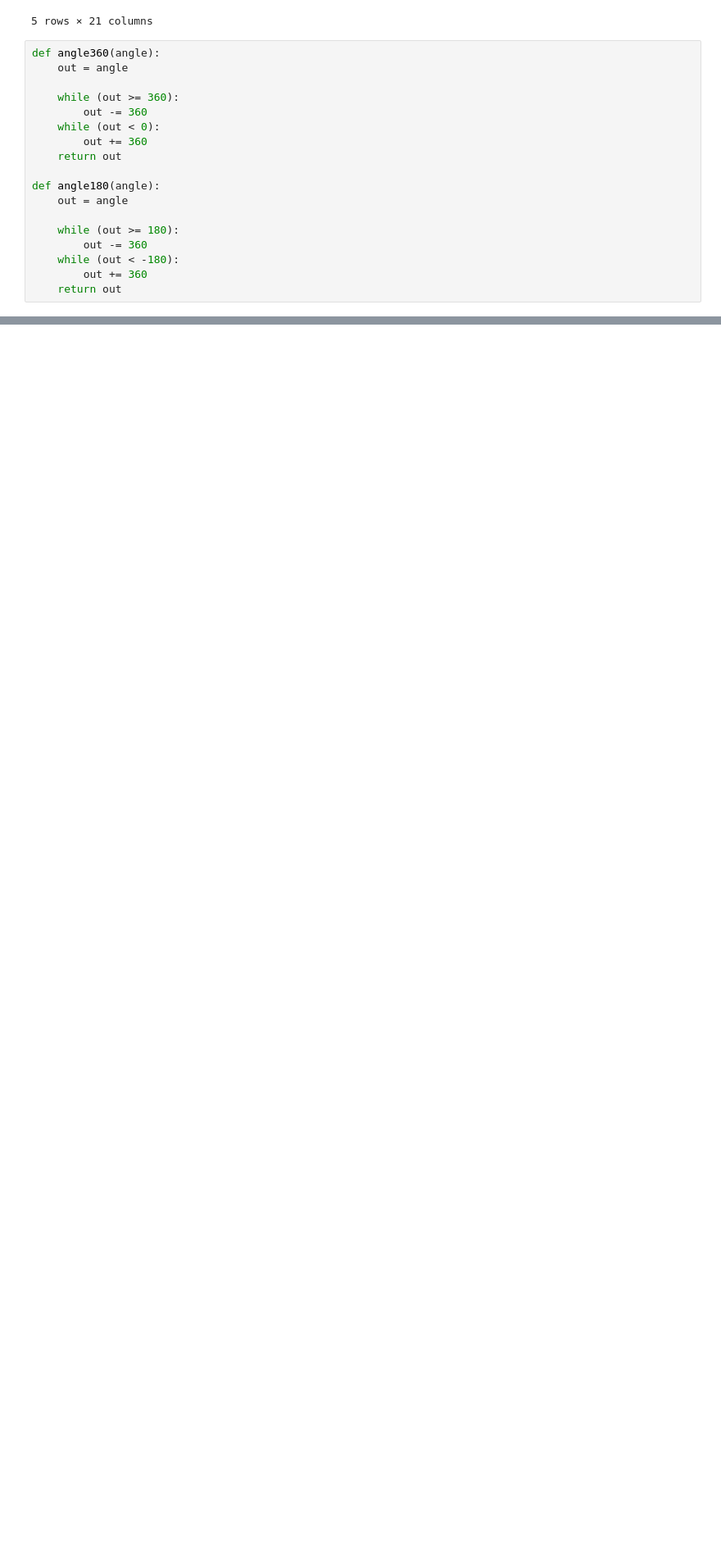
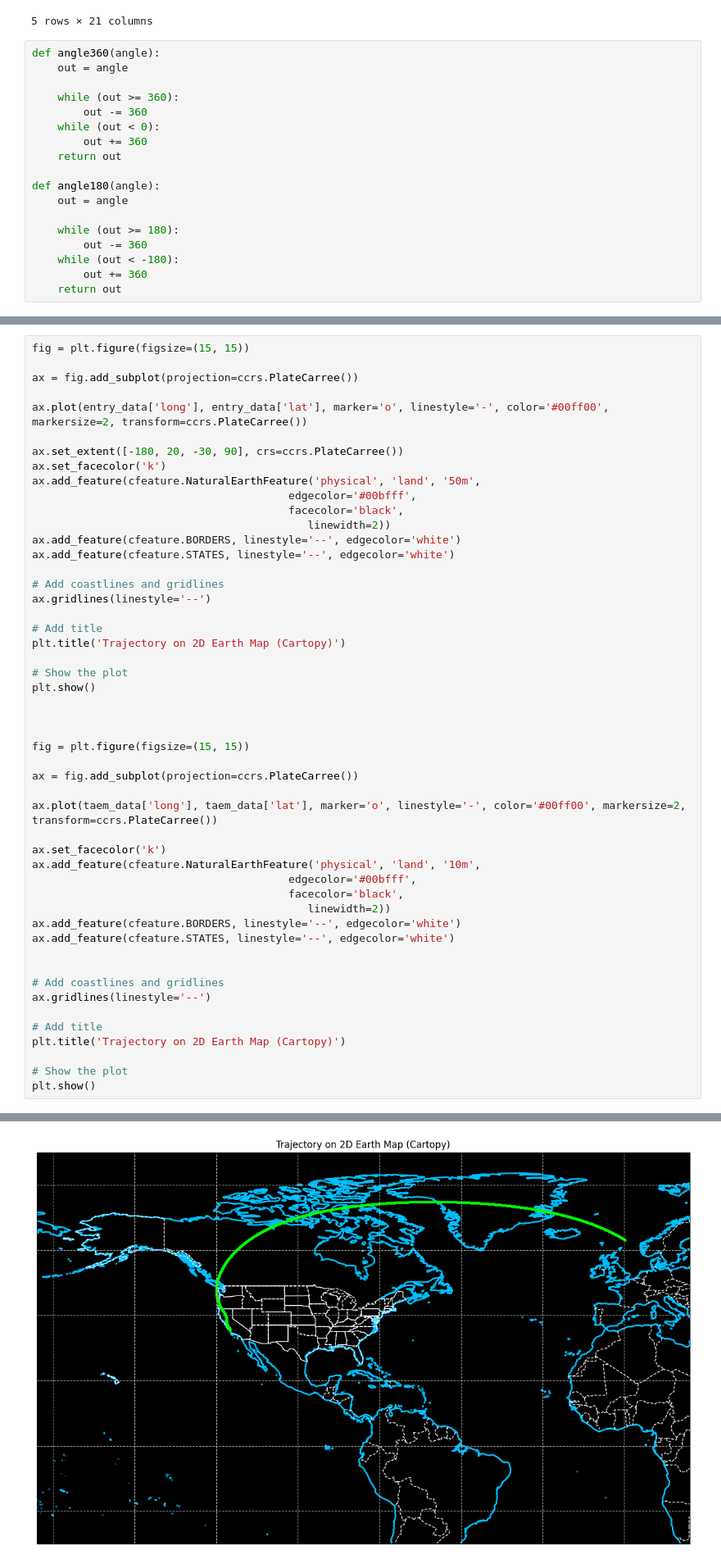
Before and after one commit to giuliodondi/kOS-Shuttle-OPS3, a Jupyter notebook: Ships/Script/Shuttle_OPS3/LOGS/ops3_log.ipynb, the cells around one changed output, grey strips where cells are left out. Shown at 82% size. Saved outputs shown, nothing was run; the diff lists cells and outputs as text; blank space fills up the shorter version.

Commit message:
drag plots

```diff
--- a/Ships/Script/Shuttle_OPS3/LOGS/ops3_log.ipynb
+++ b/Ships/Script/Shuttle_OPS3/LOGS/ops3_log.ipynb
@@ -170,0 +75,51 @@ fig.update_layout(
+# %%
+fig = plt.figure(figsize=(15, 15))
+
+ax = fig.add_subplot(projection=ccrs.PlateCarree())
+
+ax.plot(entry_data['long'], entry_data['lat'], marker='o', linestyle='-', color='#00ff00', markersize=2, transform=ccrs.PlateCarree())
+
+ax.set_extent([-180, 20, -30, 90], crs=ccrs.PlateCarree())
+ax.set_facecolor('k')
+ax.add_feature(cfeature.NaturalEarthFeature('physical', 'land', '50m',
+                                        edgecolor='#00bfff',
+                                        facecolor='black',
+                                           linewidth=2))
+ax.add_feature(cfeature.BORDERS, linestyle='--', edgecolor='white')
+ax.add_feature(cfeature.STATES, linestyle='--', edgecolor='white')
+
+# Add coastlines and gridlines
+ax.gridlines(linestyle='--')
+
+# Add title
+plt.title('Trajectory on 2D Earth Map (Cartopy)')
+
+# Show the plot
+plt.show()
+
+
+
+fig = plt.figure(figsize=(15, 15))
+
+ax = fig.add_subplot(projection=ccrs.PlateCarree())
+
+ax.plot(taem_data['long'], taem_data['lat'], marker='o', linestyle='-', color='#00ff00', markersize=2, transform=ccrs.PlateCarree())
+
+ax.set_facecolor('k')
+ax.add_feature(cfeature.NaturalEarthFeature('physical', 'land', '10m',
+                                        edgecolor='#00bfff',
+                                        facecolor='black',
+                                           linewidth=2))
+ax.add_feature(cfeature.BORDERS, linestyle='--', edgecolor='white')
+ax.add_feature(cfeature.STATES, linestyle='--', edgecolor='white')
+
+
+# Add coastlines and gridlines
+ax.gridlines(linestyle='--')
+
+# Add title
+plt.title('Trajectory on 2D Earth Map (Cartopy)')
+
+# Show the plot
+plt.show()
+# %% [output]
@@ -170,0 +132 @@ fig.update_layout(
+[figure, added]
```
Also changed, not shown: parts of 7 cells of this notebook, 2 other files.
